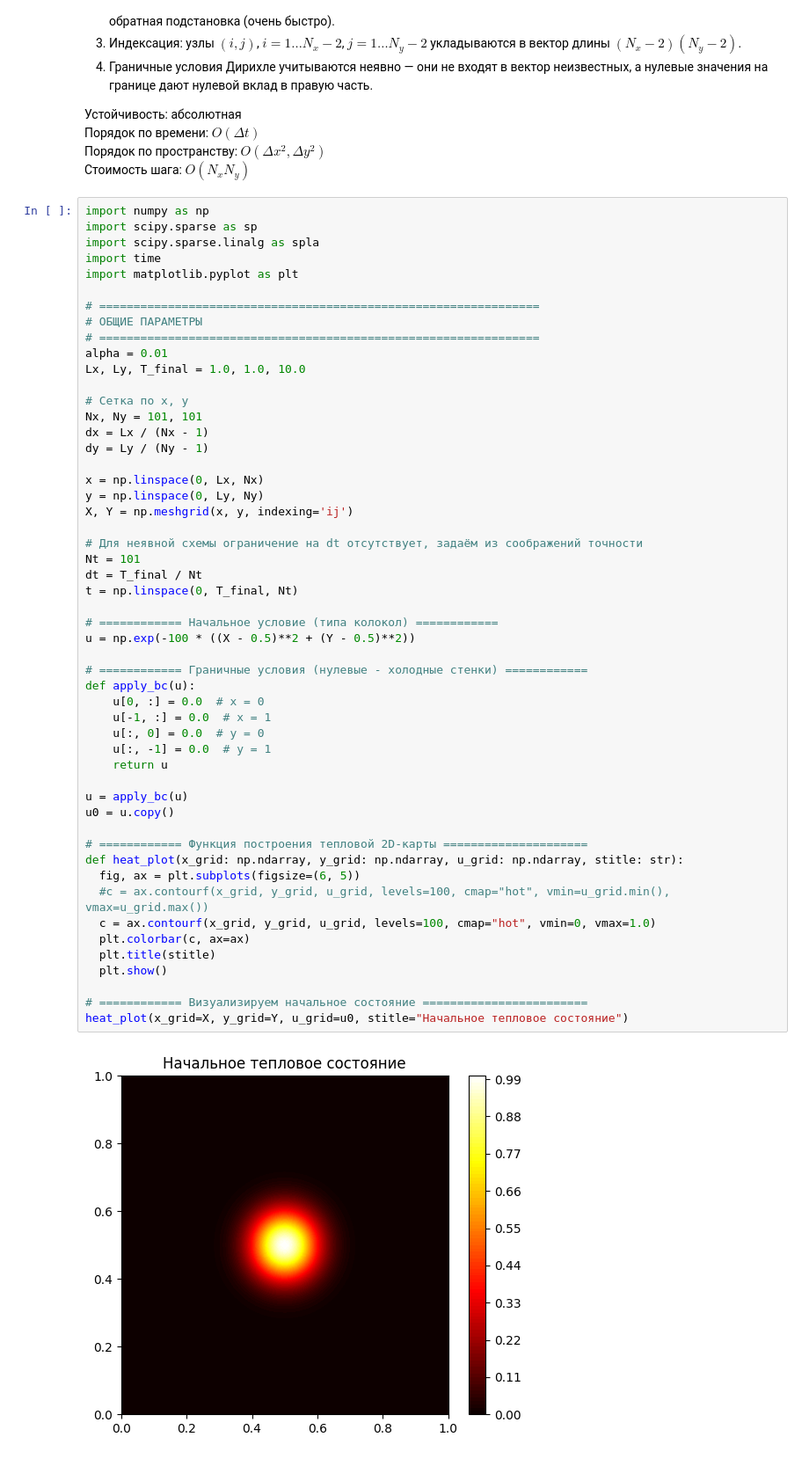
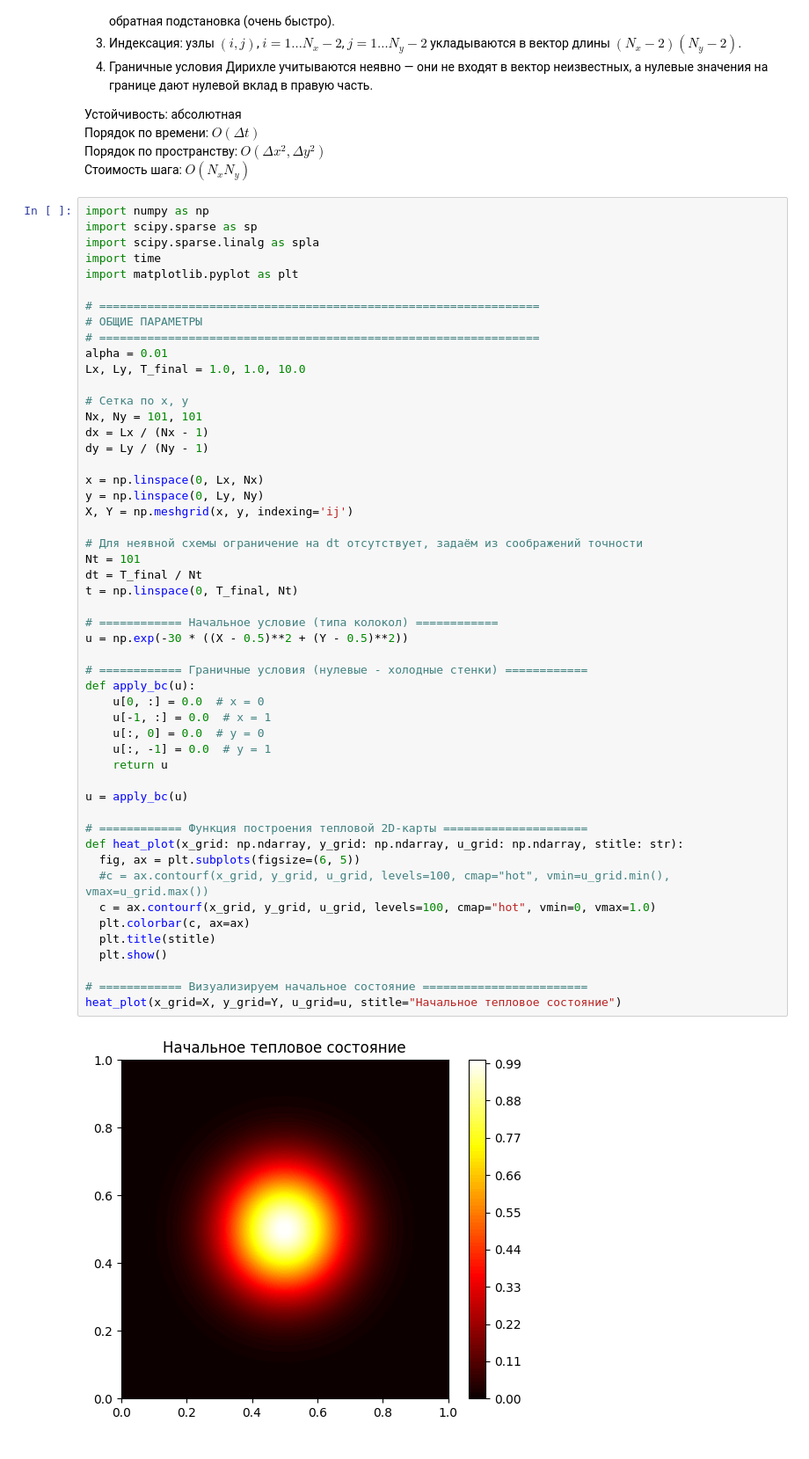
Before and after one commit to kimve1969/PINN, a Jupyter notebook: msu-pinn-2d-heat.ipynb, the cells around one changed output. Shown at 88% size. Drawn from its saved outputs; the diff is of its cells as text.

```diff
--- a/msu-pinn-2d-heat.ipynb
+++ b/msu-pinn-2d-heat.ipynb
@@ -88,37 +88,36 @@ y = np.linspace(0, Ly, Ny)
 X, Y = np.meshgrid(x, y, indexing='ij')
 
 # Для неявной схемы ограничение на dt отсутствует, задаём из соображений точности
 Nt = 101
 dt = T_final / Nt
 t = np.linspace(0, T_final, Nt)
 
 # ============ Начальное условие (типа колокол) ============
-u = np.exp(-100 * ((X - 0.5)**2 + (Y - 0.5)**2))
+u = np.exp(-30 * ((X - 0.5)**2 + (Y - 0.5)**2))
 
 # ============ Граничные условия (нулевые - холодные стенки) ============
 def apply_bc(u):
     u[0, :] = 0.0  # x = 0
     u[-1, :] = 0.0  # x = 1
     u[:, 0] = 0.0  # y = 0
     u[:, -1] = 0.0  # y = 1
     return u
 
 u = apply_bc(u)
-u0 = u.copy()
 
 # ============ Функция построения тепловой 2D-карты =====================
 def heat_plot(x_grid: np.ndarray, y_grid: np.ndarray, u_grid: np.ndarray, stitle: str):
   fig, ax = plt.subplots(figsize=(6, 5))
   #c = ax.contourf(x_grid, y_grid, u_grid, levels=100, cmap="hot", vmin=u_grid.min(), vmax=u_grid.max())
   c = ax.contourf(x_grid, y_grid, u_grid, levels=100, cmap="hot", vmin=0, vmax=1.0)
   plt.colorbar(c, ax=ax)
   plt.title(stitle)
   plt.show()
 
 # ============ Визуализируем начальное состояние ========================
-heat_plot(x_grid=X, y_grid=Y, u_grid=u0, stitle="Начальное тепловое состояние")
+heat_plot(x_grid=X, y_grid=Y, u_grid=u, stitle="Начальное тепловое состояние")
 # %% [output]
-[figure, old version]
+[figure, new version]
 # %%
 # Упорядочим неизвестные построчно: индекс k = i*Ny + j
 # (i = 1..Nx-2, j = 1..Ny-2 - внутренние узлы)
```
Also changed, not shown: parts of 2 cells of this notebook.
